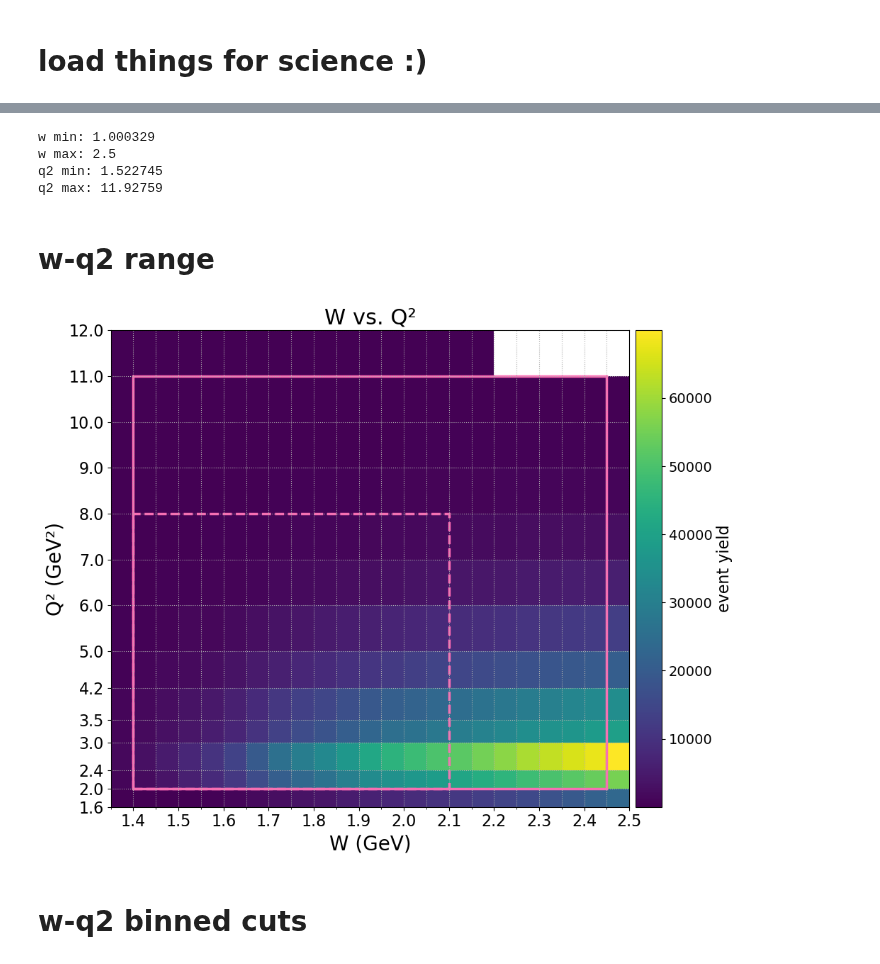
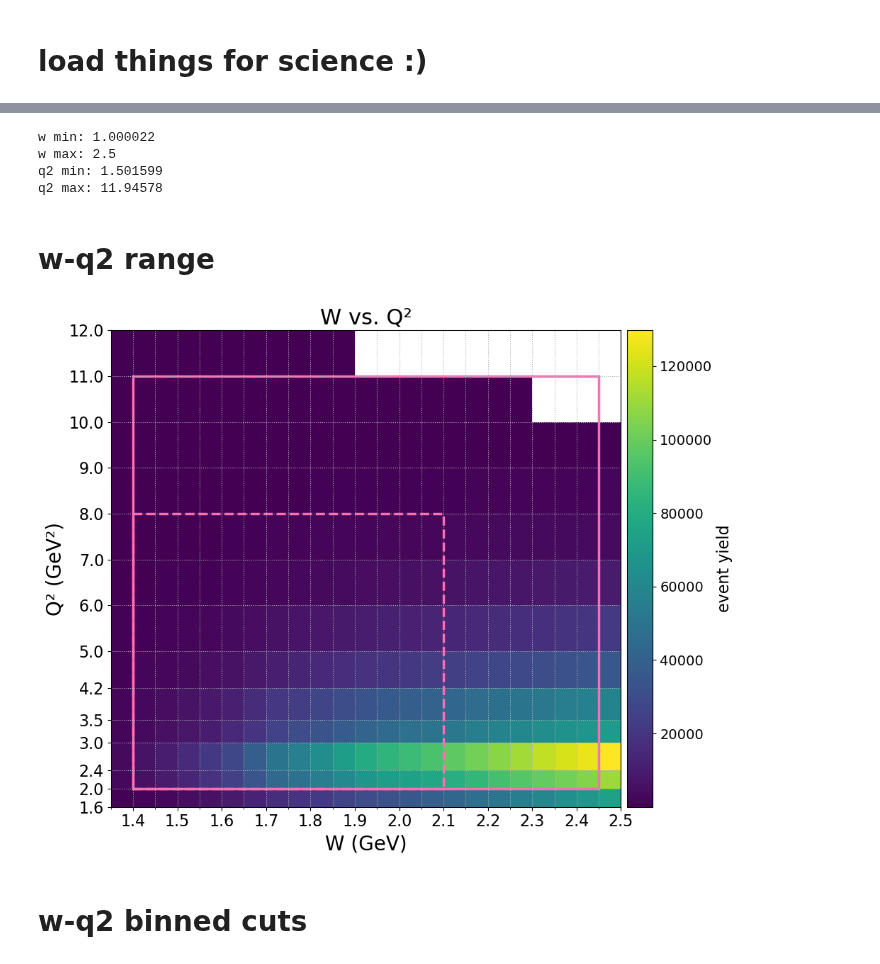
Before and after one commit to aosmond23/clas12, a Jupyter notebook: python/background_investigation_v8.ipynb, the cells around one changed output, grey strips where cells are left out. Cells and saved outputs as stored; diff of their text form; code cells hidden in the pictures.

```diff
--- a/python/background_investigation_v8.ipynb
+++ b/python/background_investigation_v8.ipynb
@@ -30,11 +30,14 @@ from IPython.display import display, clear_output
 # change folder name to 'experiment' or 'simulation' or 'threepion_sim'
 folder_name = "experiment"
 
-# options are fall18_inb, fall18_outb, so far
-data_name = "fall18_inb"
+# options are fall18_inb, fall18_outb, spring19_inb so far
+data_name = "spring19_inb"
 
 # choose a csv file corresponding to the above folder_name
-csv_file = pd.read_csv(f"/Users/aosmond/nuclearPhys/csv/finished_csv/10_6GeV/exp/10_6exp_excl_jlab_11_09_2025.csv", index_col=False)
+# csv_file = pd.read_csv(f"/Users/aosmond/nuclearPhys/csv/finished_csv/10_6GeV/exp/10_6exp_excl_jlab_11_09_2025.csv", index_col=False)
+
+# csv_file = pd.read_csv(f"/Users/aosmond/nuclearPhys/csv/finished_csv/10_2GeV/sp19inb/10_2rec_excl_sp19inb_oldsim_jlab_04_21_2026.csv", index_col=False)
+csv_file = pd.read_csv(f"/Users/aosmond/nuclearPhys/csv/finished_csv/10_2GeV/sp19inb/10_2exp_excl_sp19inb_jlab_04_21_2026_2.csv", index_col=False)
 
 # csv_file = pd.read_csv(f"/Users/aosmond/nuclearPhys/csv/10_6rec_excl_fa18outb_jlab_2_12_11_2025.csv", index_col=False)
 # csv_file = pd.read_csv("/Users/aosmond/nuclearPhys/csv/finished_csv/10_6GeV/testweight/10_6rec_excl_jlab_09_24_2025.csv", index_col=False)
@@ -45,7 +48,7 @@ csv_file = pd.read_csv(f"/Users/aosmond/nuclearPhys/csv/finished_csv/10_6GeV/exp
 # csv_file = pd.read_csv("/Users/aosmond/nuclearPhys/csv/finished_csv/10_6GeV/twopeg/fall18_inb/10_6rec_excl_fa18inb_jlab_01_16_2026.csv", index_col=False)
 
 # if exp:
-csv_file["weight"] = 1
+# csv_file["weight"] = 1
 
 # read in threepion background csv (for exp and rec bg comparisons)
 threepion_csv = pd.read_csv(f"/Users/aosmond/nuclearPhys/csv/finished_csv/10_6GeV/threepion/10_6rec_excl_3pion_withBG_jlab_07_22_2025.csv", index_col=False)
@@ -85,10 +88,10 @@ print("w max:", w_max)
 print("q2 min:", q2_min)
 print("q2 max:", q2_max)
 # %% [output]
-w min: 1.000329
+w min: 1.000022
 w max: 2.5
-q2 min: 1.522745
-q2 max: 11.92759
+q2 min: 1.501599
+q2 max: 11.94578
 # %%
 bins_value = 100
 step = 0.001
@@ -135,7 +138,7 @@ q2_vals = dataset.loc[mask, "q2"].to_numpy()
 weights = dataset.loc[mask, "weight"].to_numpy()
 
 # 2D histogram — color represents event density
-h = ax.hist2d(w_vals, q2_vals, bins=[bin_x, bin_y], cmap=plt.cm.get_cmap('viridis'), cmin=1e-12, weights=weights, density=False)
+h = ax.hist2d(w_vals, q2_vals, bins=[bin_x, bin_y], cmap='viridis', cmin=1e-12, weights=weights, density=False)
 
 # Title and axes
 ax.set_title(f"W vs. Q²", fontsize=22)
@@ -158,34 +161,34 @@ ax.set_yticks(bin_y)
 
 # Define analyzed range
 w_min_analyzed, w_max_analyzed = 1.4, 2.45
 q2_min_analyzed, q2_max_analyzed = 2.0, 11.0
 
 # Create a red rectangle
 rect = patches.Rectangle(
     (w_min_analyzed, q2_min_analyzed),  # bottom-left corner
     w_max_analyzed - w_min_analyzed,    # width
     q2_max_analyzed - q2_min_analyzed,  # height
     linewidth=2.5, edgecolor='hotpink', alpha=1.0, facecolor='none')
 
 # Define analyzed range
 w_min_analyzed_krishna, w_max_analyzed_krishna = 1.4, 2.10
 q2_min_analyzed_krishna, q2_max_analyzed_krishna = 2.0, 8.0
 
 # Create a red rectangle
 rect_krishna = patches.Rectangle(
     (w_min_analyzed_krishna, q2_min_analyzed_krishna),  # bottom-left corner
     w_max_analyzed_krishna - w_min_analyzed_krishna,    # width
     q2_max_analyzed_krishna - q2_min_analyzed_krishna,  # height
     linewidth=2.5, edgecolor='hotpink', alpha=1.0, linestyle='--', facecolor='none')
 
 # Add rectangle to the axes
 ax.add_patch(rect)
 ax.add_patch(rect_krishna)
 
 plt.tight_layout()
 plt.show()
 # %% [output]
-[figure, old version]
+[figure, new version]
 # %% [markdown]
 # w-q2 binned cuts
 # %%
```
Also changed, not shown: parts of 6 cells of this notebook.
